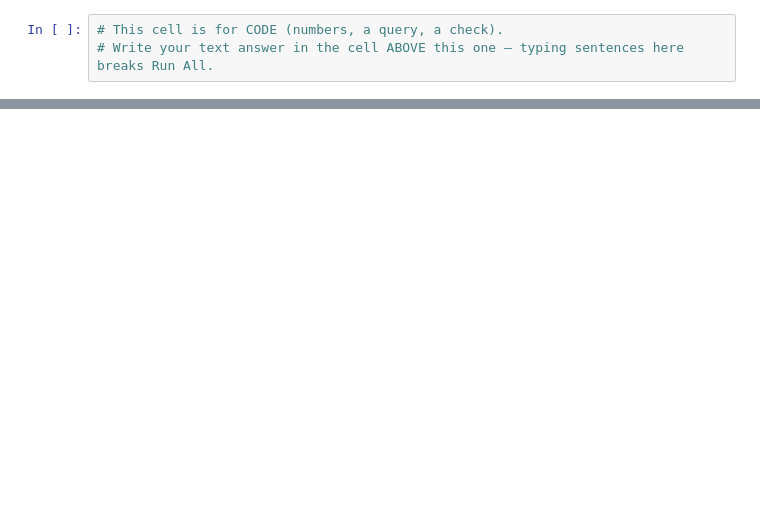
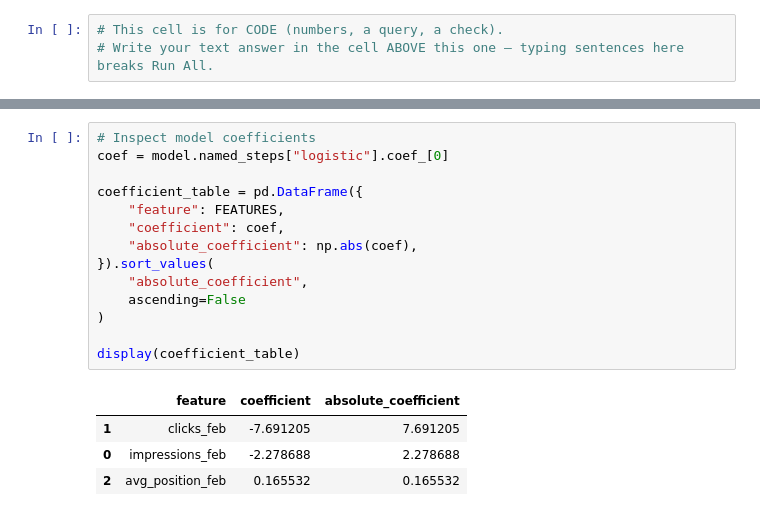
Before and after one commit to balabhadra3141/flyrank-ml-internship, a Jupyter notebook: work/notebooks/w05_model.ipynb, the cells around one changed output, grey strips where cells are left out. Cells and saved outputs as stored; diff of their text form; blank space fills up the shorter version.

```diff
--- a/work/notebooks/w05_model.ipynb
+++ b/work/notebooks/w05_model.ipynb
@@ -46,0 +443,19 @@ Before you submit, confirm each line honestly:
+# %%
+# Inspect model coefficients
+coef = model.named_steps["logistic"].coef_[0]
+
+coefficient_table = pd.DataFrame({
+    "feature": FEATURES,
+    "coefficient": coef,
+    "absolute_coefficient": np.abs(coef),
+}).sort_values(
+    "absolute_coefficient",
+    ascending=False
+)
+
+display(coefficient_table)
+# %% [output]
+|  | feature | coefficient | absolute_coefficient |
+| 1 | clicks_feb | -7.691205 | 7.691205 |
+| 0 | impressions_feb | -2.278688 | 2.278688 |
+| 2 | avg_position_feb | 0.165532 | 0.165532 |
```
Also changed, not shown: parts of 29 cells of this notebook.
